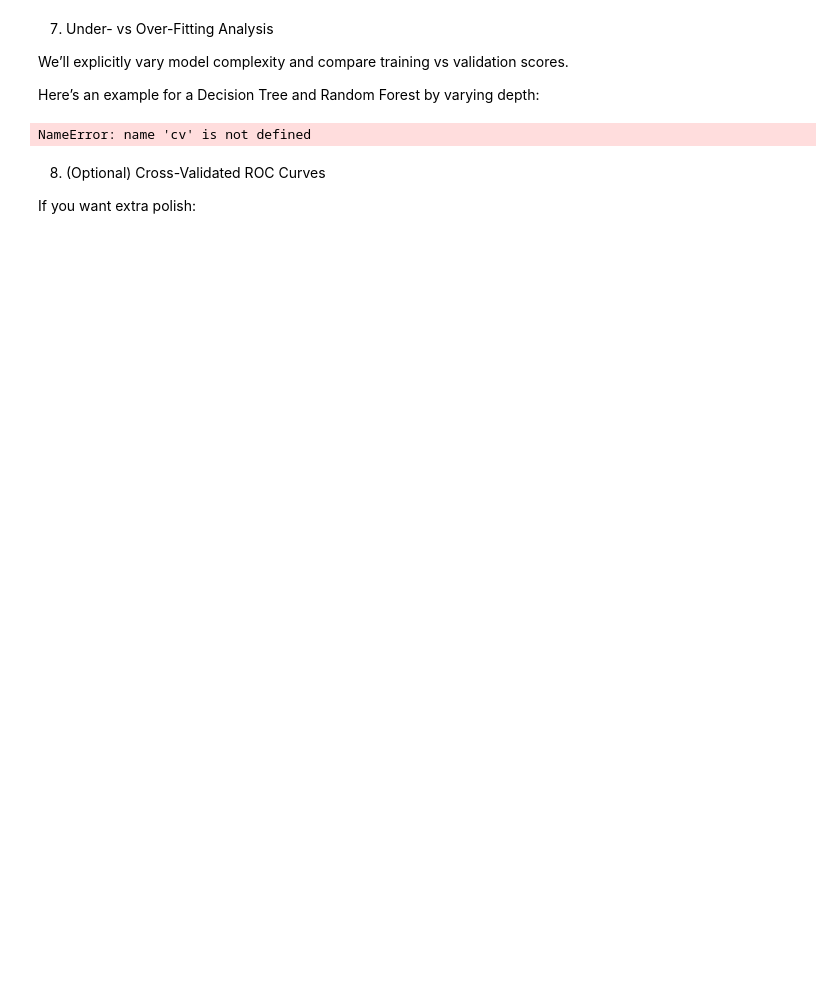
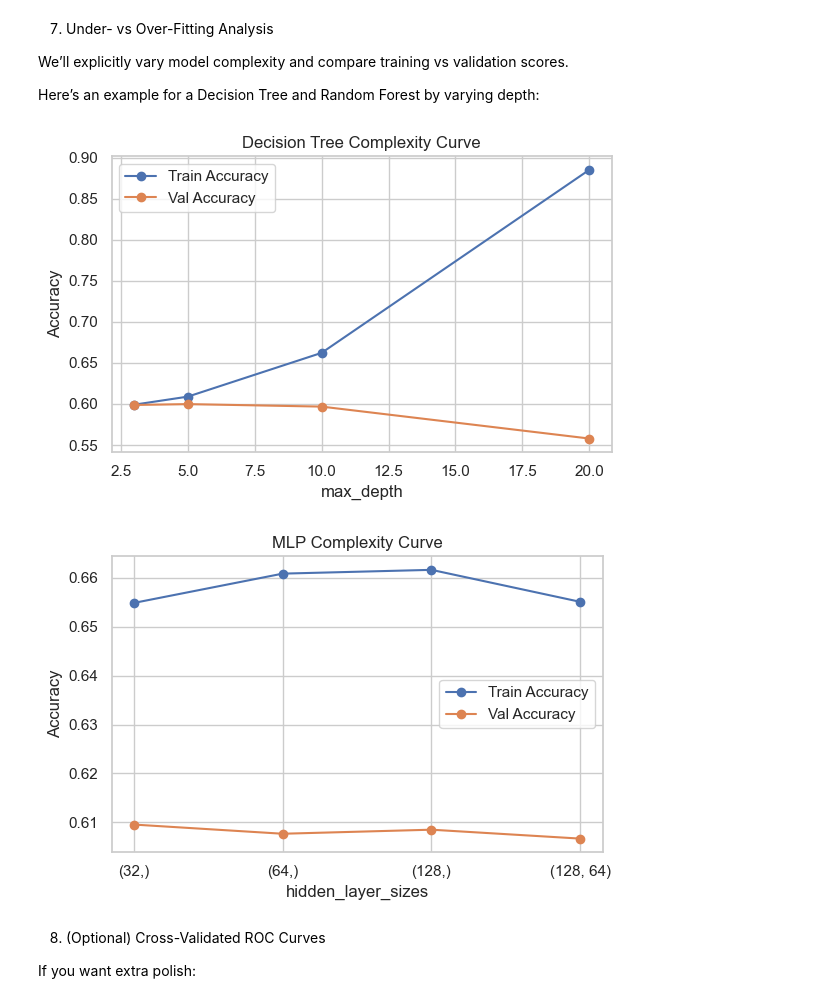
Before and after one commit to ntnkan089/CS273A-proj, a Jupyter notebook: FinalReport.ipynb, the cells around one changed output. Saved outputs shown, nothing was run; the diff lists cells and outputs as text; code cells hidden in the pictures; blank space fills up the shorter version.

```diff
--- a/FinalReport.ipynb
+++ b/FinalReport.ipynb
@@ -647,6 +747,9 @@ We’ll explicitly vary model complexity and compare training vs validation scor
 Here’s an example for a Decision Tree and Random Forest by varying depth:
 # %%
 # 7. UNDER-/OVER-FITTING ANALYSIS
+
+from sklearn.tree import DecisionTreeClassifier
+from sklearn.metrics import accuracy_score
 
 def complexity_curve_decision_tree(X, y, depths, cv):
     train_scores = []
@@ -657,42 +760,99 @@ def complexity_curve_decision_tree(X, y, depths, cv):
             max_depth=d,
             random_state=42
         )
-        # training score via cross_val_score on full data? Instead:
-        # fit on train folds / evaluate both
+
         cv_train = []
         cv_val   = []
+
         for train_idx, val_idx in cv.split(X, y):
             X_tr, X_val = X.iloc[train_idx], X.iloc[val_idx]
             y_tr, y_val = y.iloc[train_idx], y.iloc[val_idx]
 
             tree.fit(X_tr, y_tr)
 
             y_tr_pred = tree.predict(X_tr)
             y_val_pred = tree.predict(X_val)
 
             cv_train.append(accuracy_score(y_tr, y_tr_pred))
             cv_val.append(accuracy_score(y_val, y_val_pred))
 
         train_scores.append(np.mean(cv_train))
         val_scores.append(np.mean(cv_val))
 
     plt.figure(figsize=(6,4))
     plt.plot(depths, train_scores, marker='o', label='Train Accuracy')
     plt.plot(depths, val_scores, marker='o', label='Val Accuracy')
     plt.xlabel("max_depth")
     plt.ylabel("Accuracy")
     plt.title("Decision Tree Complexity Curve")
     plt.legend()
+    plt.tight_layout()
     plt.show()
 
-depths = [3, 5, 10, 20, None]
-# For plotting, you might convert None to some label later.
-depth_values = [d for d in depths if d is not None]
 
-# Use only finite depths for curve
-complexity_curve_decision_tree(X_train_bal, y_train_bal, depth_values, cv)
+depths = [3, 5, 10, 20]
+complexity_curve_decision_tree(X_train_bal, y_train_bal, depths, cv)
+
+
+# 7.2 Neural Network complexity: vary hidden layer size
+
+def complexity_curve_mlp(X, y, hidden_sizes_list, cv):
+    """
+    Show how NN complexity (hidden_layer_sizes) affects
+    train vs validation performance.
+    Uses accuracy for simplicity.
+    """
+    train_scores = []
+    val_scores   = []
+
+    for h in hidden_sizes_list:
+        mlp = MLPClassifier(
+            hidden_layer_sizes=h,
+            activation='relu',
+            alpha=1e-3,
+            batch_size=256,
+            learning_rate_init=1e-3,
+            max_iter=40,          # keep small so it's not too slow
+            early_stopping=True,
+            random_state=42
+        )
+
+        cv_train = []
+        cv_val   = []
+
+        for train_idx, val_idx in cv.split(X, y):
+            X_tr, X_val = X.iloc[train_idx], X.iloc[val_idx]
+            y_tr, y_val = y.iloc[train_idx], y.iloc[val_idx]
+
+            mlp.fit(X_tr, y_tr)
+
+            y_tr_pred = mlp.predict(X_tr)
+            y_val_pred = mlp.predict(X_val)
+
+            cv_train.append(accuracy_score(y_tr, y_tr_pred))
+            cv_val.append(accuracy_score(y_val, y_val_pred))
+
+        train_scores.append(np.mean(cv_train))
+        val_scores.append(np.mean(cv_val))
+
+    labels = [str(h) for h in hidden_sizes_list]
+
+    plt.figure(figsize=(6,4))
+    plt.plot(labels, train_scores, marker='o', label='Train Accuracy')
+    plt.plot(labels, val_scores, marker='o', label='Val Accuracy')
+    plt.xlabel("hidden_layer_sizes")
+    plt.ylabel("Accuracy")
+    plt.title("MLP Complexity Curve")
+    plt.legend()
+    plt.tight_layout()
+    plt.show()
+
+
+hidden_sizes_list = [(32,), (64,), (128,), (128, 64)]
+complexity_curve_mlp(X_train_bal_scaled, y_train_bal, hidden_sizes_list, cv_nn)
 # %% [output]
-NameError: name 'cv' is not defined
+[figure, added]
+[figure, added]
 # %% [markdown]
 8. (Optional) Cross-Validated ROC Curves
 
```
Also changed, not shown: parts of 2 cells of this notebook.
